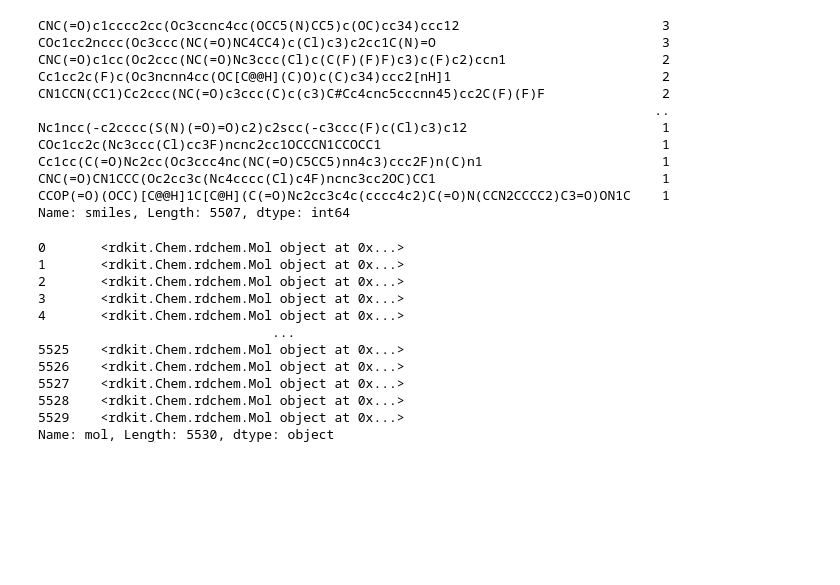
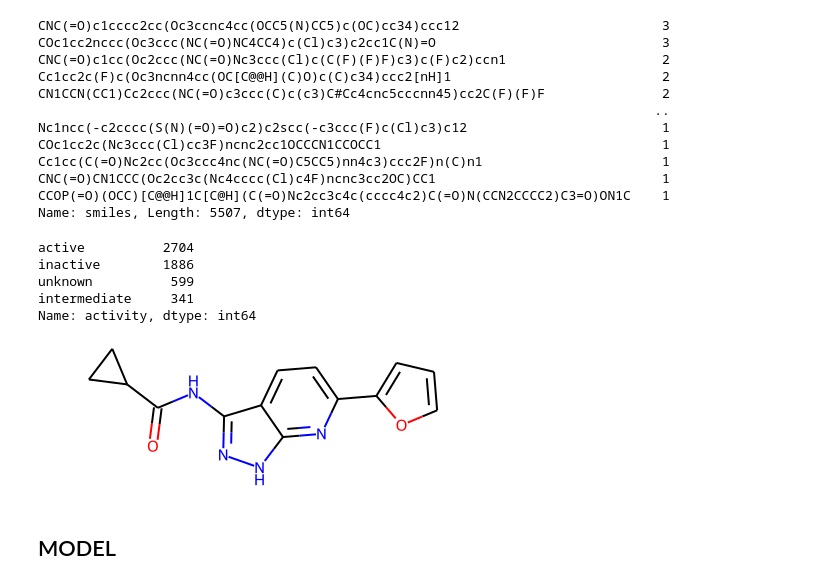
Before and after one commit to cmblir/Compound-Classification, a Jupyter notebook: Cclassification.ipynb, the cells around one changed output. Drawn from its saved outputs; the diff is of its cells as text; code cells hidden in the pictures; blank space fills up the shorter version.

```diff
--- a/Cclassification.ipynb
+++ b/Cclassification.ipynb
@@ -143,15 +122,16 @@ df['mol'] = df.smiles.apply(Chem.MolFromSmiles)
-# %%
-df['mol']
-# %% [output]
-0       <rdkit.Chem.rdchem.Mol object at 0x...>
-1       <rdkit.Chem.rdchem.Mol object at 0x...>
-2       <rdkit.Chem.rdchem.Mol object at 0x...>
-3       <rdkit.Chem.rdchem.Mol object at 0x...>
-4       <rdkit.Chem.rdchem.Mol object at 0x...>
-                              ...
-5525    <rdkit.Chem.rdchem.Mol object at 0x...>
-5526    <rdkit.Chem.rdchem.Mol object at 0x...>
-5527    <rdkit.Chem.rdchem.Mol object at 0x...>
-5528    <rdkit.Chem.rdchem.Mol object at 0x...>
-5529    <rdkit.Chem.rdchem.Mol object at 0x...>
-Name: mol, Length: 5530, dtype: object
+# %%
+df['activity'].value_counts()
+# %% [output]
+active          2704
+inactive        1886
+unknown          599
+intermediate     341
+Name: activity, dtype: int64
+# %%
+unknown_df = df[df['activity'] == 'unknown']
+# %%
+unknown_df['mol'][71]
+# %% [output]
+[figure, added]
+# %% [markdown]
+## MODEL
```
Also changed, not shown: parts of 13 cells of this notebook.
